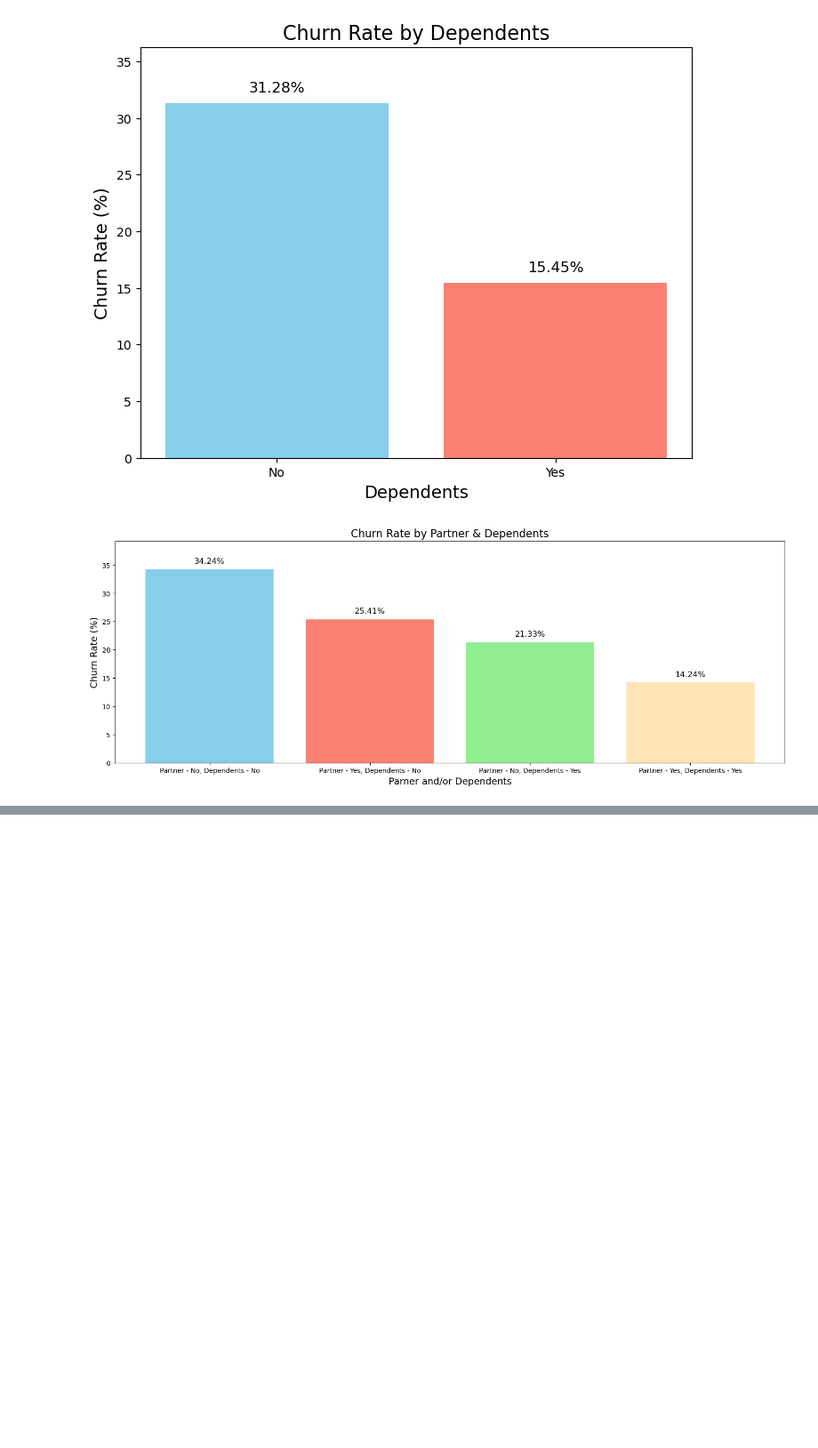
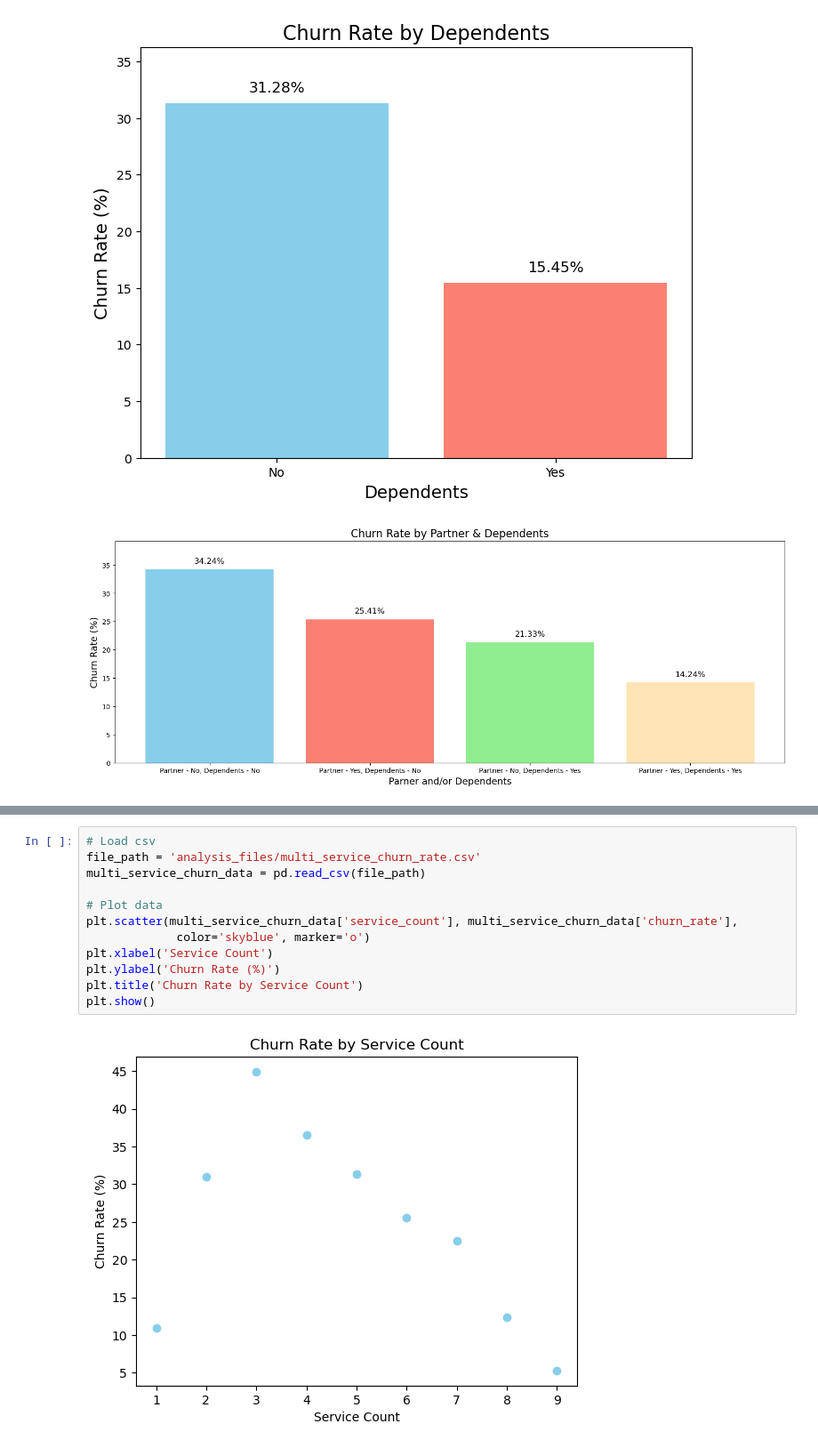
Before and after one commit to Bisolaafro/customer_churn_analysis, a Jupyter notebook: visualizations.ipynb, the cells around one changed output, grey strips where cells are left out. Shown at 89% size. Cells and saved outputs as stored; diff of their text form; blank space fills up the shorter version.

```diff
--- a/visualizations.ipynb
+++ b/visualizations.ipynb
@@ -257,0 +256,14 @@ plt.show()
+# %%
+# Load csv
+file_path = 'analysis_files/multi_service_churn_rate.csv'
+multi_service_churn_data = pd.read_csv(file_path)
+
+# Plot data
+plt.scatter(multi_service_churn_data['service_count'], multi_service_churn_data['churn_rate'],
+             color='skyblue', marker='o')
+plt.xlabel('Service Count')
+plt.ylabel('Churn Rate (%)')
+plt.title('Churn Rate by Service Count')
+plt.show()
+# %% [output]
+[figure, added]
```
Also changed, not shown: parts of 6 cells of this notebook, 13 other files.
